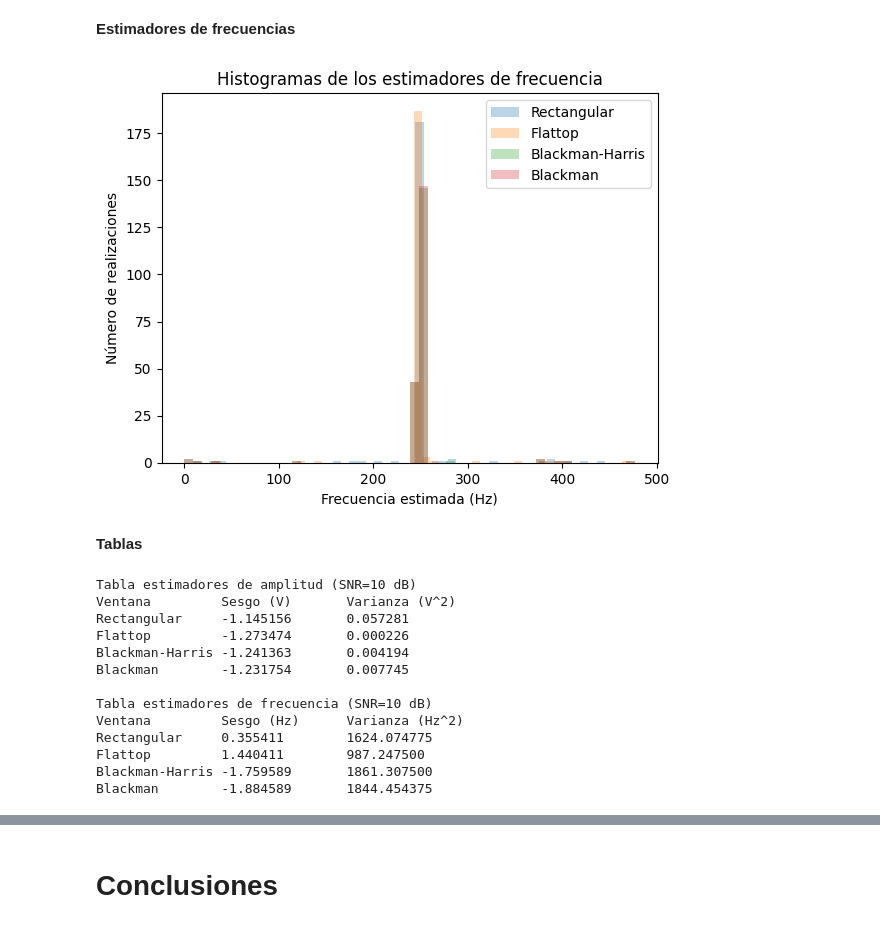
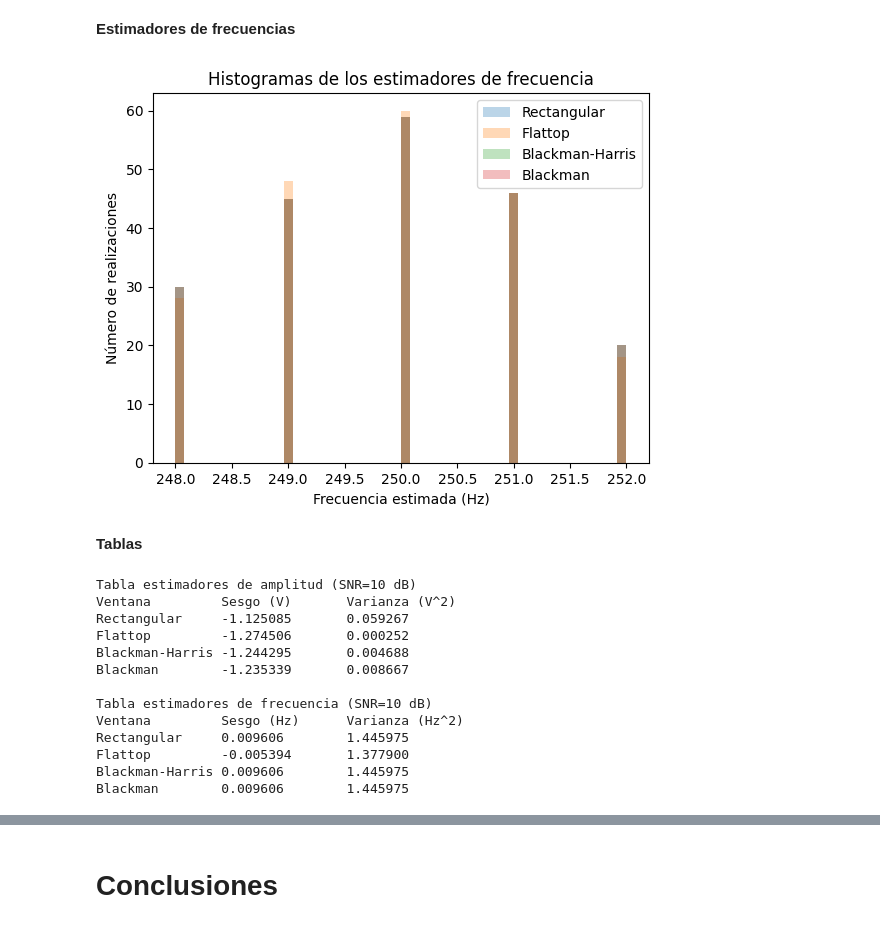
Before and after one commit to angiefantauzzofabio/APS, a Jupyter notebook: TS4/TS4.ipynb, the cells around one changed output, grey strips where cells are left out. Cells and saved outputs as stored; diff of their text form; code cells hidden in the pictures.

```diff
--- a/TS4/TS4.ipynb
+++ b/TS4/TS4.ipynb
@@ -282,38 +283,38 @@ plt.show()
 **Estimadores de frecuencias**
 # %%
 #de 0 a fs/2 porque despues de fs/2 hay simetria y si no lo reduzco va a encontrar dos picos y no quiero eso
-f1 = np.abs(np.argmax(S_fft[:N//2, :], axis=0))
-f2 = np.abs(np.argmax(S_flattop_fft[:N//2, :], axis=0))
-f3 = np.abs(np.argmax(S_blackmanharris_fft[:N//2, :], axis=0))
-f4 = np.abs(np.argmax(S_blackman_fft[:N//2, :], axis=0))
+f1 = np.argmax(np.abs(S_fft[:N//2, :]), axis=0)
+f2 = np.argmax(np.abs(S_flattop_fft[:N//2, :]), axis=0)
+f3 = np.argmax(np.abs(S_blackmanharris_fft[:N//2, :]), axis=0)
+f4 = np.argmax(np.abs(S_blackman_fft[:N//2, :]), axis=0)
 
 # eje de frecuencias (Hz)
 freqs = np.fft.fftfreq(N, d=1/fs)  # vector de frecuencias entre -fs/2 y fs/2
 freqs_pos = freqs[:N//2]
 
 # Los paso a  Hz
 f1_hz = freqs_pos[f1]
 f2_hz = freqs_pos[f2]
 f3_hz = freqs_pos[f3]
 f4_hz = freqs_pos[f4]
 #Grafico los histogramas de frecuencias
 plt.figure()
 plt.hist(f1_hz, bins=50, alpha=0.3, label="Rectangular")
 plt.hist(f2_hz, bins=50, alpha=0.3, label="Flattop")
 plt.hist(f3_hz, bins=50, alpha=0.3, label="Blackman-Harris")
 plt.hist(f4_hz, bins=50, alpha=0.3, label="Blackman")
 plt.xlabel("Frecuencia estimada (Hz)")
 plt.ylabel("Número de realizaciones")
 plt.title("Histogramas de los estimadores de frecuencia")
 plt.legend()
 plt.show()
 # %% [output]
-[figure, old version]
+[figure, new version]
 # %% [markdown]
 **Tablas**
 # %%
 #esperanza
-mu_a0 = np.mean(a0)
+mu_a0 = np.mean(a0) #
 mu_a1 = np.mean(a1)
 mu_a2 = np.mean(a2)
 mu_a3 = np.mean(a3)
@@ -374,14 +375,14 @@ for v, s, var in zip(ventanas, sesgos_frec, varianzas_frec):
 # %% [output]
 Tabla estimadores de amplitud (SNR=10 dB)
 Ventana         Sesgo (V)       Varianza (V^2)
-Rectangular     -1.145156       0.057281
-Flattop         -1.273474       0.000226
-Blackman-Harris -1.241363       0.004194
-Blackman        -1.231754       0.007745
+Rectangular     -1.125085       0.059267
+Flattop         -1.274506       0.000252
+Blackman-Harris -1.244295       0.004688
+Blackman        -1.235339       0.008667
 
 Tabla estimadores de frecuencia (SNR=10 dB)
 Ventana         Sesgo (Hz)      Varianza (Hz^2)
-Rectangular     0.355411        1624.074775
-Flattop         1.440411        987.247500
-Blackman-Harris -1.759589       1861.307500
-Blackman        -1.884589       1844.454375
+Rectangular     0.009606        1.445975
+Flattop         -0.005394       1.377900
+Blackman-Harris 0.009606        1.445975
+Blackman        0.009606        1.445975
```
Also changed, not shown: parts of 8 cells of this notebook, 5 other files.
